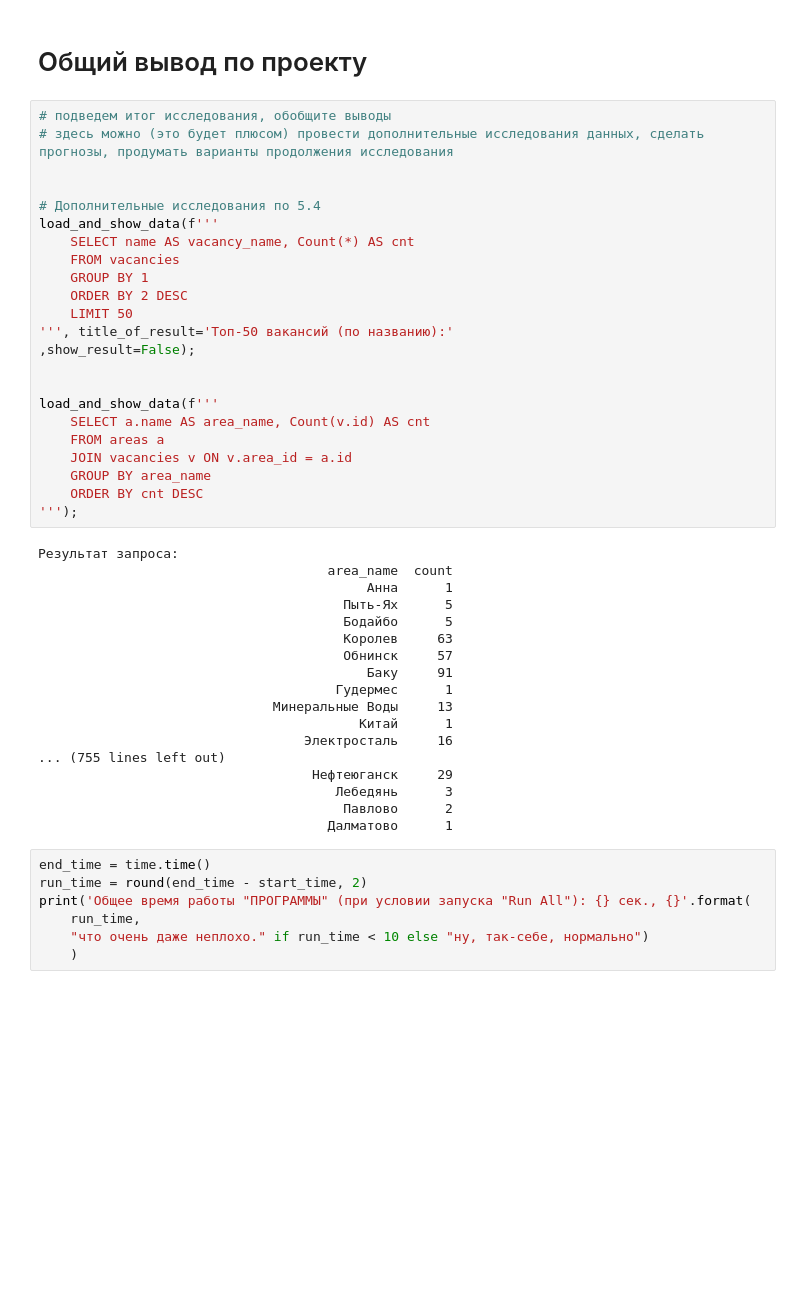
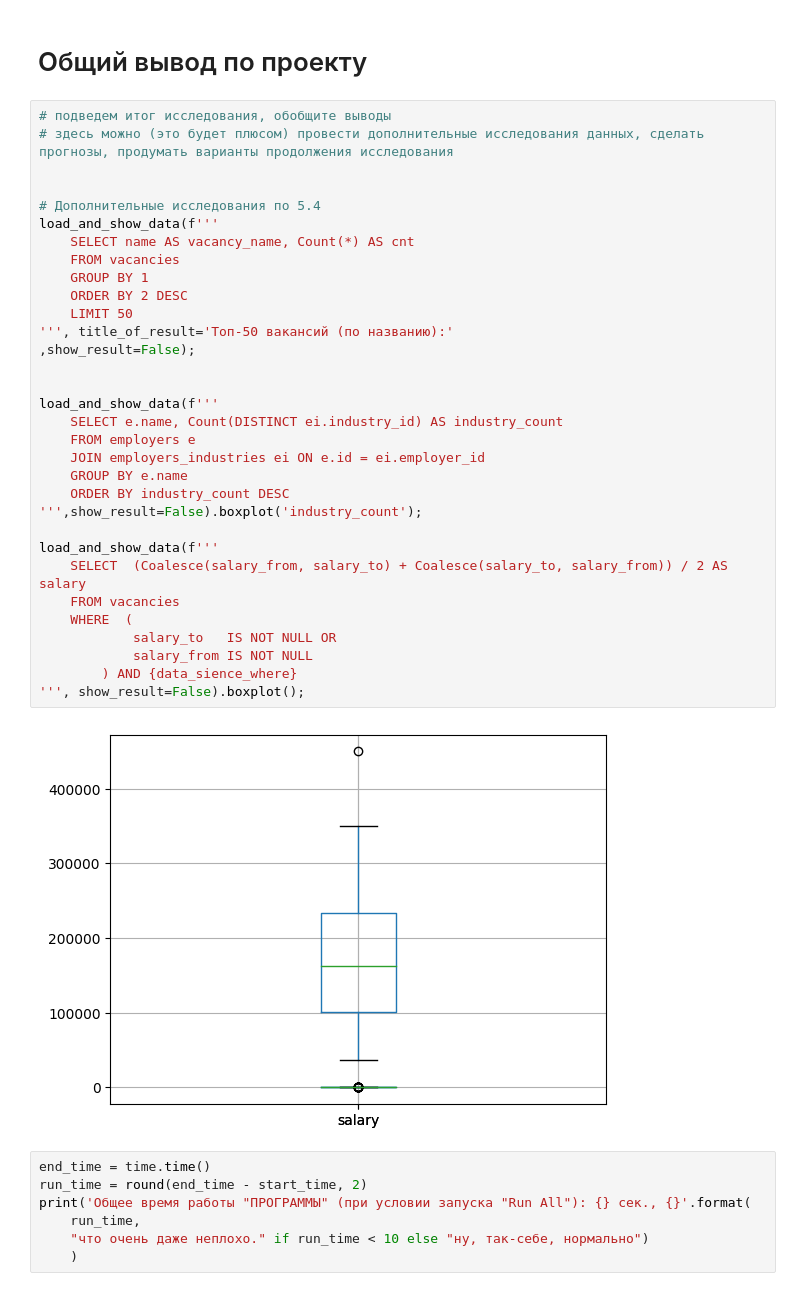
Before and after one commit to AlexeyLukovnikov/sf_ds_project_2, a Jupyter notebook: Project_2.ipynb, the cells around one changed output. Drawn from its saved outputs; the diff is of its cells as text; blank space fills up the shorter version.

```diff
--- a/Project_2.ipynb
+++ b/Project_2.ipynb
@@ -826,44 +655,37 @@ results['6.6'].boxplot()
 # %%
 # подведем итог исследования, обобщите выводы
 # здесь можно (это будет плюсом) провести дополнительные исследования данных, сделать прогнозы, продумать варианты продолжения исследования
 
 
 # Дополнительные исследования по 5.4
 load_and_show_data(f'''
     SELECT name AS vacancy_name, Count(*) AS cnt
     FROM vacancies
     GROUP BY 1
     ORDER BY 2 DESC
     LIMIT 50
 ''', title_of_result='Топ-50 вакансий (по названию):'
 ,show_result=False);
 
 
 load_and_show_data(f'''
-    SELECT a.name AS area_name, Count(v.id) AS cnt
-    FROM areas a
-    JOIN vacancies v ON v.area_id = a.id
-    GROUP BY area_name
-    ORDER BY cnt DESC
-''');
+    SELECT e.name, Count(DISTINCT ei.industry_id) AS industry_count
+    FROM employers e
+    JOIN employers_industries ei ON e.id = ei.employer_id
+    GROUP BY e.name
+    ORDER BY industry_count DESC
+''',show_result=False).boxplot('industry_count');
+
+load_and_show_data(f'''
+    SELECT  (Coalesce(salary_from, salary_to) + Coalesce(salary_to, salary_from)) / 2 AS salary
+    FROM vacancies
+    WHERE  (
+            salary_to   IS NOT NULL OR
+            salary_from IS NOT NULL
+        ) AND {data_sience_where}
+''', show_result=False).boxplot();
 # %% [output]
-Результат запроса:
-                                     area_name  count
-                                          Анна      1
-                                       Пыть-Ях      5
-                                       Бодайбо      5
-                                       Королев     63
-                                       Обнинск     57
-                                          Баку     91
-                                      Гудермес      1
-                              Минеральные Воды     13
-                                         Китай      1
-                                  Электросталь     16
-... (755 lines left out)
-                                   Нефтеюганск     29
-                                      Лебедянь      3
-                                       Павлово      2
-                                     Далматово      1
+[figure, added]
 # %%
 end_time = time.time()
 run_time = round(end_time - start_time, 2)
```
Also changed, not shown: parts of 19 cells of this notebook.
